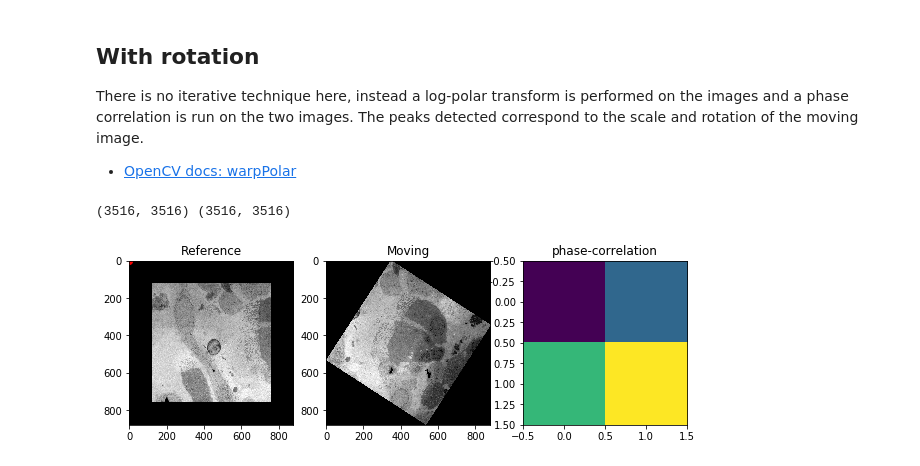
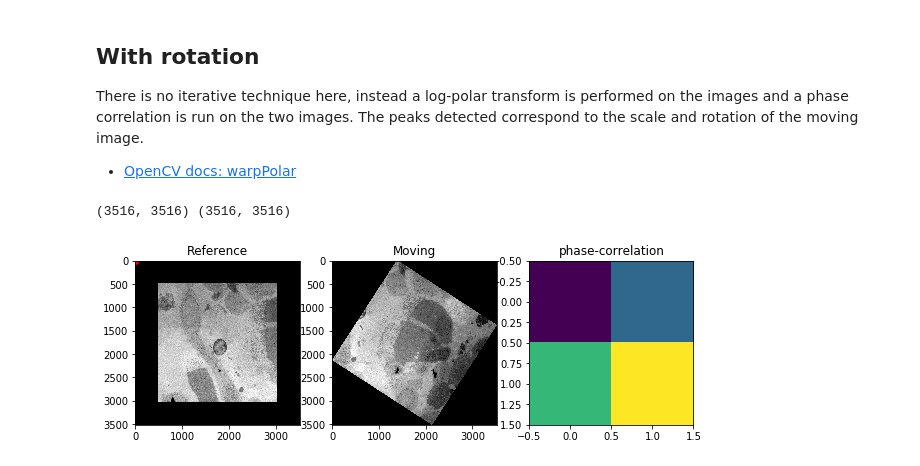
Before and after one commit to tristaaan/stitch-eval, a Jupyter notebook: notebooks/frequency-method.ipynb, the cells around one changed output. Saved outputs shown, nothing was run; the diff lists cells and outputs as text; code cells hidden in the pictures.

```diff
--- a/notebooks/frequency-method.ipynb
+++ b/notebooks/frequency-method.ipynb
@@ -111,21 +183,21 @@ def bounds_equalize(target, ref):
 # %%
 flags = cv2.IMREAD_UNCHANGED
 temp1 = cv2.imread('../data/T1_segment_rot_1.tif', flags=flags).astype('float64')
 temp2 = cv2.imread('../data/T1_segment_rot_2.tif', flags=flags).astype('float64')
 
 temp1 = bounds_equalize(temp2, temp1)
 print(temp1.shape, temp2.shape)
 
 # these are resized inline
-# r = 0.25
+r = 1.0
 new_size = (int(r * temp2.shape[0]), int(r * temp2.shape[1]))
 temp1 = cv2.resize(temp1, new_size)
 temp2 = cv2.resize(temp2, new_size)
 
 show_registration(temp1, temp2, np.array([[1,2],[3,4]]), (0,0))
 # %% [output]
 (3516, 3516) (3516, 3516)
-[figure, old version]
+[figure, new version]
 # %%
 warp_fn = polar_log
 im1_p = warp_fn(temp1)
```
Also changed, not shown: parts of 9 cells of this notebook.
